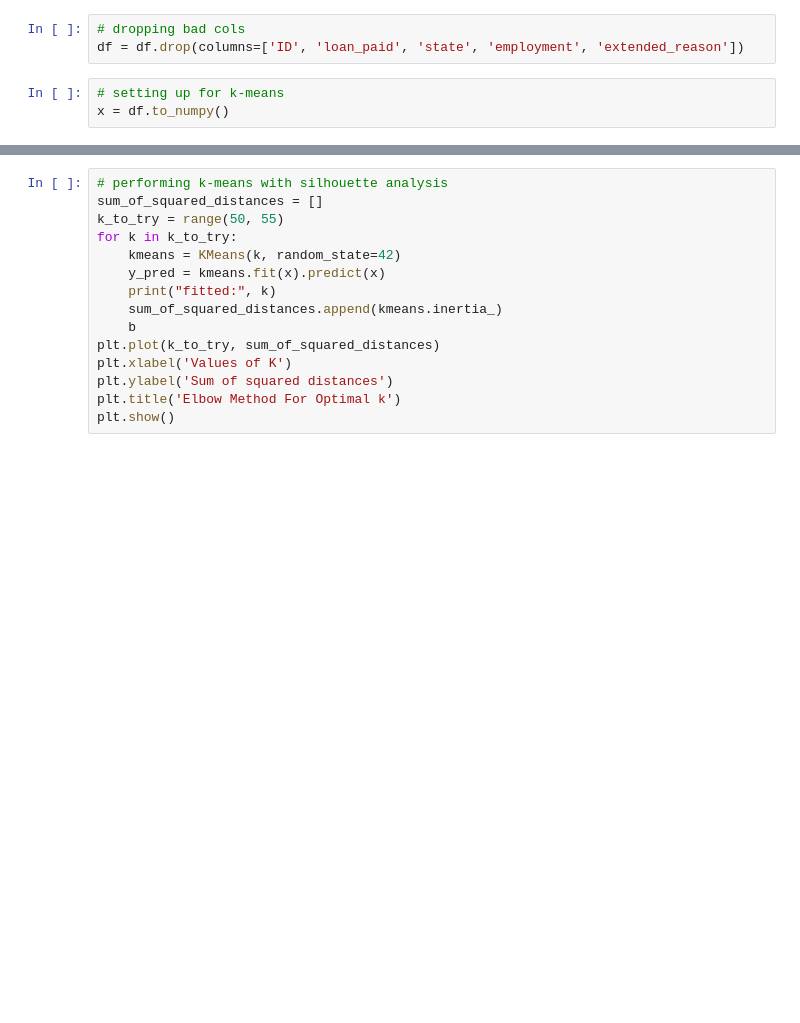
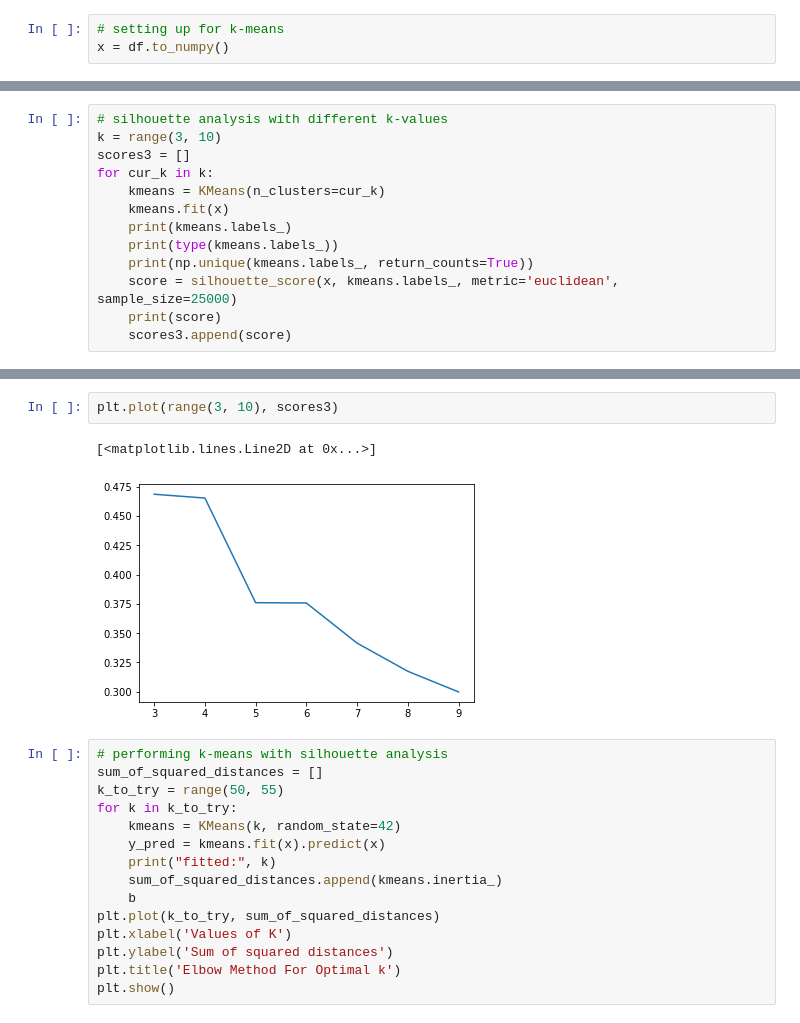
Before and after one commit to gunaa12/Bank-Lending-Prediction, a Jupyter notebook: covariate_shift.ipynb, the cells around one changed output, grey strips where cells are left out. Saved outputs shown, nothing was run; the diff lists cells and outputs as text; blank space fills up the shorter version.

```diff
--- a/covariate_shift.ipynb
+++ b/covariate_shift.ipynb
@@ -27,6 +29,3 @@ df
-# %%
-# dropping bad cols
-df = df.drop(columns=['ID', 'loan_paid', 'state', 'employment', 'extended_reason'])
 # %%
 # setting up for k-means
 x = df.to_numpy()
@@ -32,0 +40,13 @@ x = df.to_numpy()
+# %%
+# silhouette analysis with different k-values
+k = range(3, 10)
+scores3 = []
+for cur_k in k:
+    kmeans = KMeans(n_clusters=cur_k)
+    kmeans.fit(x)
+    print(kmeans.labels_)
+    print(type(kmeans.labels_))
+    print(np.unique(kmeans.labels_, return_counts=True))
+    score = silhouette_score(x, kmeans.labels_, metric='euclidean', sample_size=25000)
+    print(score)
+    scores3.append(score)
@@ -33,3 +71,8 @@ x = df.to_numpy()
+# %%
+plt.plot(range(3, 10), scores3)
+# %% [output]
+[<matplotlib.lines.Line2D at 0x...>]
+[figure, added]
 # %%
 # performing k-means with silhouette analysis
 sum_of_squared_distances = []
```
Also changed, not shown: parts of 4 cells of this notebook, 7 other files.
